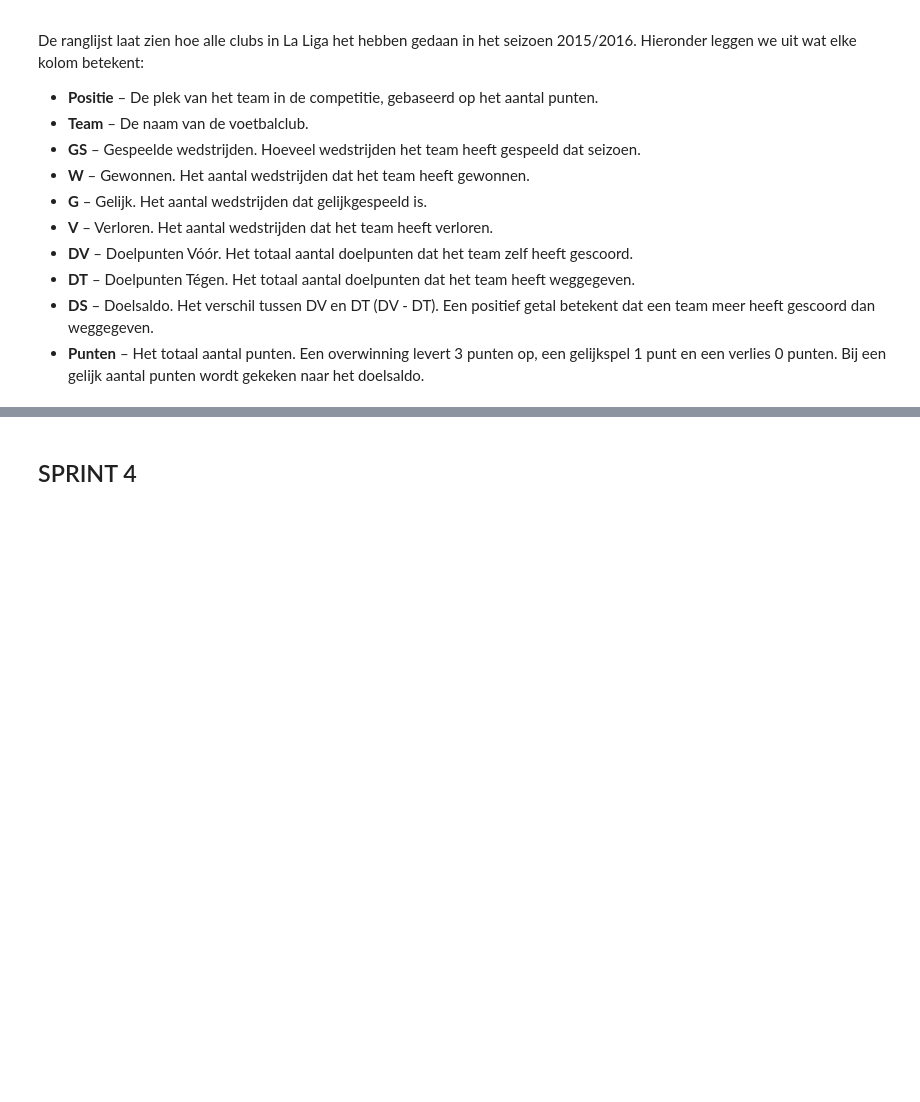
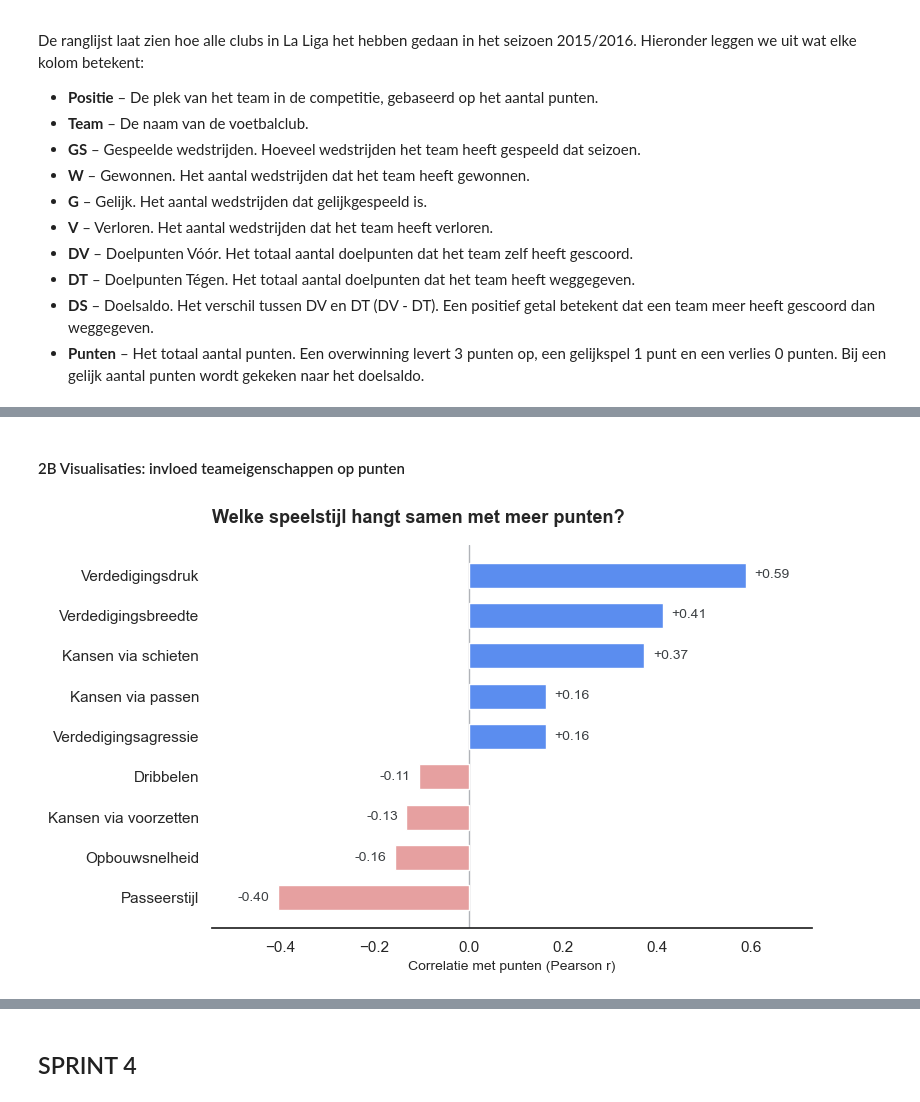
Before and after one commit to Ardjun6/Groep6-datalab2, a Jupyter notebook: fc_barcelona_analysis.ipynb, the cells around one changed output, grey strips where cells are left out. Saved outputs shown, nothing was run; the diff lists cells and outputs as text; code cells hidden in the pictures; blank space fills up the shorter version.

```diff
--- a/fc_barcelona_analysis.ipynb
+++ b/fc_barcelona_analysis.ipynb
@@ -732,0 +869,72 @@ for var in variabelen:
+# %% [markdown]
+#### 2B Visualisaties: invloed teameigenschappen op punten
+# %%
+sns.set_theme(style="white")          # geen gridlijnen meer
+BLAUW        = "#5B8DEF"
+BLAUW_DONKER = "#2F5FB3"
+ROZE         = "#E6A0A0"
+GRIJS        = "#3c4043"
+
+NUM_NAMEN = {
+    'buildUpPlaySpeed':       'Opbouwsnelheid',
+    'buildUpPlayDribbling':   'Dribbelen',
+    'buildUpPlayPassing':     'Passeerstijl',
+    'chanceCreationPassing':  'Kansen via passen',
+    'chanceCreationCrossing': 'Kansen via voorzetten',
+    'chanceCreationShooting': 'Kansen via schieten',
+    'defencePressure':        'Verdedigingsdruk',
+    'defenceAggression':      'Verdedigingsagressie',
+    'defenceTeamWidth':       'Verdedigingsbreedte',
+}
+
+
+def plot_correlatie_overzicht(df):
+    """
+    Toont per numerieke teameigenschap de correlatie (Pearson r) met de
+    gemiddelde punten als opgeschoonde horizontale balkgrafiek.
+
+    Blauw = positief verband (samen met méér punten),
+    roze  = negatief verband (samen met minder punten).
+
+    Parameters
+    ----------
+    df : pd.DataFrame
+        Analyse-dataframe met 'gem_punten' en de numerieke eigenschappen.
+    """
+    num_cols = list(NUM_NAMEN.keys())
+
+    corr = (df[num_cols + ['gem_punten']]
+            .corr(numeric_only=True)['gem_punten']
+            .drop('gem_punten')
+            .dropna()
+            .sort_values())
+
+    fig, ax = plt.subplots(figsize=(8, 5))
+    namen   = [NUM_NAMEN[c] for c in corr.index]
+    waarden = corr.values
+    kleuren = [BLAUW if v >= 0 else ROZE for v in waarden]
+
+    ax.barh(namen, waarden, color=kleuren, height=0.62, zorder=3)
+    ax.axvline(0, color="#b0b3b8", linewidth=1, zorder=2)
+
+    for y, v in enumerate(waarden):
+        ax.text(v + (0.018 if v >= 0 else -0.018), y, f"{v:+.2f}",
+                va="center", ha="left" if v >= 0 else "right",
+                fontsize=10, color=GRIJS, zorder=4)
+
+    ax.set_xlim(waarden.min() - 0.14, waarden.max() + 0.14)
+    ax.set_title("Welke speelstijl hangt samen met meer punten?",
+                 fontsize=13, fontweight="bold", loc="left", pad=16)
+    ax.set_xlabel("Correlatie met punten (Pearson r)", fontsize=10)
+
+    ax.grid(False)
+    ax.tick_params(left=False)
+    for spine in ["top", "right", "left"]:
+        ax.spines[spine].set_visible(False)
+    plt.tight_layout()
+    plt.show()
+
+
+plot_correlatie_overzicht(analyse_df)
+# %% [output]
+[figure, added]
```
Also changed, not shown: parts of 29 cells of this notebook, 1 other file.
